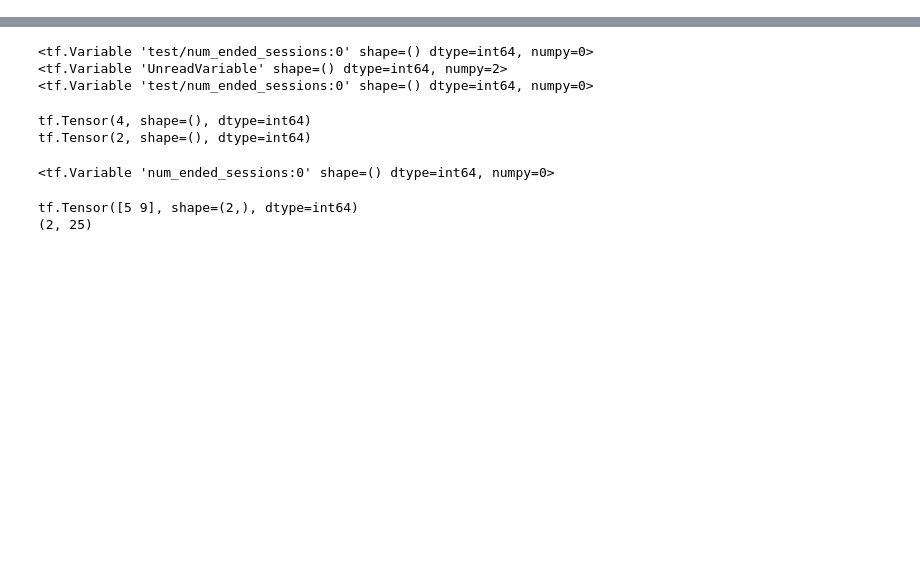
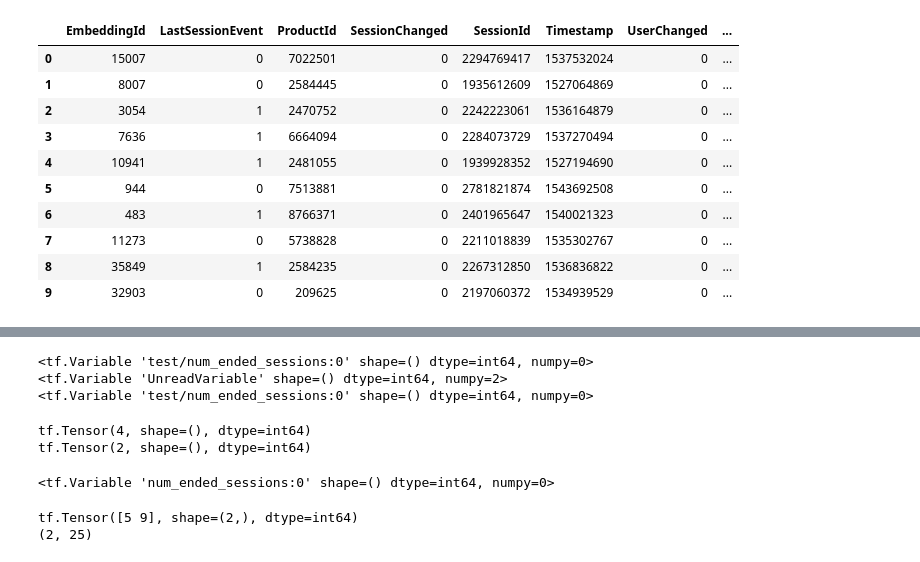
Before and after one commit to muyajil/ethz-msc-thesis, a Jupyter notebook: code/model_proto.ipynb, the cells around one changed output, grey strips where cells are left out. Cells and saved outputs as stored; diff of their text form; code cells hidden in the pictures; blank space fills up the shorter version.

```diff
--- a/code/model_proto.ipynb
+++ b/code/model_proto.ipynb
@@ -5,0 +23,19 @@ from tensorflow.keras.layers import GRU, Dense, Dropout
+# %%
+# get datapoint iterator
+dataset = UserParallelMiniBatchDataset(10, 'gs://ma-muy/03_datasets/midi_dataset/05_train/')
+datapoints = dataset.feature_and_label_generator()
+# %%
+batch = next(datapoints)
+batch
+# %% [output]
+|  | EmbeddingId | LastSessionEvent | ProductId | SessionChanged | SessionId | Timestamp | UserChanged | ... |
+| 0 | 15007 | 0 | 7022501 | 0 | 2294769417 | 1537532024 | 0 | ... |
+| 1 | 8007 | 0 | 2584445 | 0 | 1935612609 | 1527064869 | 0 | ... |
+| 2 | 3054 | 1 | 2470752 | 0 | 2242223061 | 1536164879 | 0 | ... |
+| 3 | 7636 | 1 | 6664094 | 0 | 2284073729 | 1537270494 | 0 | ... |
+| 4 | 10941 | 1 | 2481055 | 0 | 1939928352 | 1527194690 | 0 | ... |
+| 5 | 944 | 0 | 7513881 | 0 | 2781821874 | 1543692508 | 0 | ... |
+| 6 | 483 | 1 | 8766371 | 0 | 2401965647 | 1540021323 | 0 | ... |
+| 7 | 11273 | 0 | 5738828 | 0 | 2211018839 | 1535302767 | 0 | ... |
+| 8 | 35849 | 1 | 2584235 | 0 | 2267312850 | 1536836822 | 0 | ... |
+| 9 | 32903 | 0 | 209625 | 0 | 2197060372 | 1534939529 | 0 | ... |
```
Also changed, not shown: parts of 16 cells of this notebook, 11 other files.
